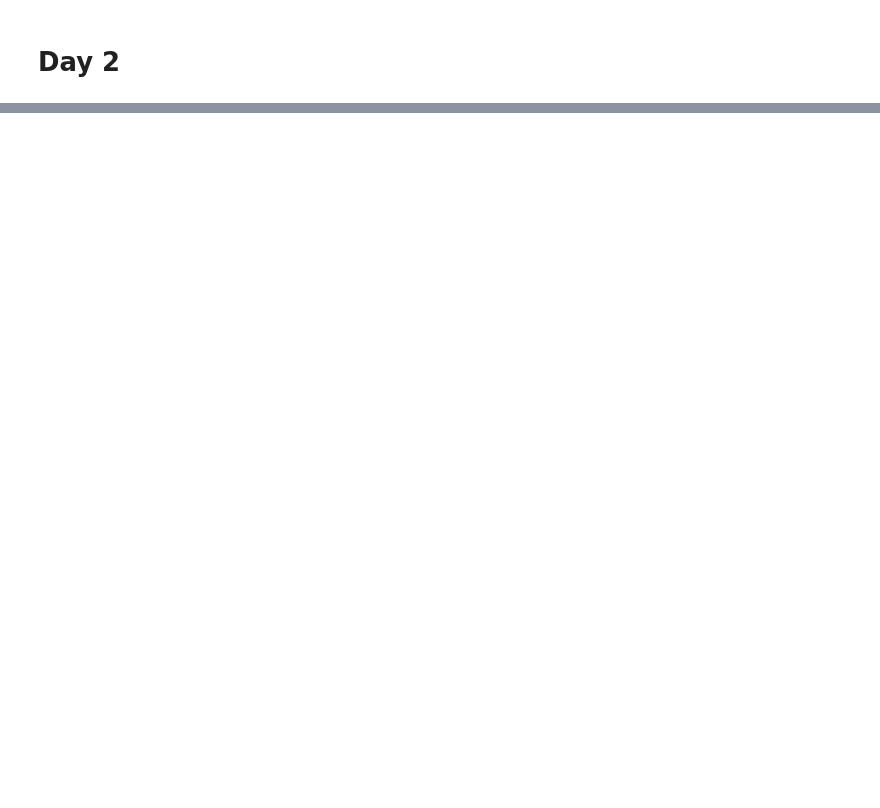
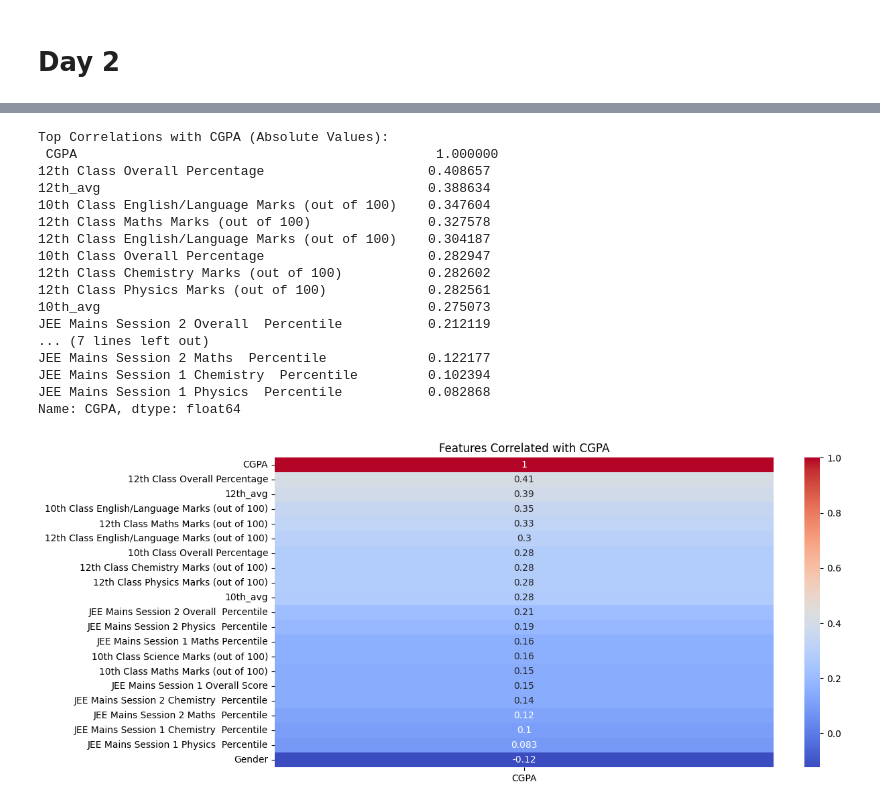
Before and after one commit to amitsitare/CGPA-Prediction-Model, a Jupyter notebook: relations.ipynb, the cells around one changed output, grey strips where cells are left out. Cells and saved outputs as stored; diff of their text form; code cells hidden in the pictures; blank space fills up the shorter version.

```diff
--- a/relations.ipynb
+++ b/relations.ipynb
@@ -242,0 +123,64 @@ dtype: float64
+# %%
+import pandas as pd
+import seaborn as sns
+import matplotlib.pyplot as plt
+from sklearn.ensemble import RandomForestRegressor
+from sklearn.linear_model import Lasso
+from sklearn.preprocessing import StandardScaler
+
+# Load your dataset
+data = df  # Replace with your file path
+
+# 1. Calculate correlations
+corr_matrix = data.corr()
+cgpa_corr = corr_matrix['CGPA'].abs().sort_values(ascending=False)
+print("Top Correlations with CGPA (Absolute Values):\n", cgpa_corr)
+
+# 2. Visualize correlations
+plt.figure(figsize=(12, 6))
+sns.heatmap(corr_matrix[['CGPA']].sort_values(by='CGPA', ascending=False), annot=True, cmap='coolwarm')
+plt.title("Features Correlated with CGPA")
+plt.show()
+
+# 3. Feature engineering example
+data['10th_12th_avg'] = (data['10th Class Overall Percentage'] + data['12th Class Overall Percentage']) / 2
+print("\nNew feature correlation:", data['10th_12th_avg'].corr(data['CGPA']))
+
+# 4. Lasso regression for feature selection
+X = data.drop('CGPA', axis=1)
+y = data['CGPA']
+
+scaler = StandardScaler()
+X_scaled = scaler.fit_transform(X)
+
+lasso = Lasso(alpha=0.05)  # Adjust alpha based on data scale
+lasso.fit(X_scaled, y)
+
+lasso_coef = pd.Series(lasso.coef_, index=X.columns)
+print("\nLasso Coefficients:\n", lasso_coef[lasso_coef != 0].sort_values(ascending=False))
+
+# 5. Random Forest feature importance
+rf = RandomForestRegressor(n_estimators=100, random_state=42)
+rf.fit(X, y)
+
+rf_importance = pd.Series(rf.feature_importances_, index=X.columns)
+print("\nRandom Forest Importance:\n", rf_importance.sort_values(ascending=False))
+# %% [output]
+Top Correlations with CGPA (Absolute Values):
+ CGPA                                              1.000000
+12th Class Overall Percentage                     0.408657
+12th_avg                                          0.388634
+10th Class English/Language Marks (out of 100)    0.347604
+12th Class Maths Marks (out of 100)               0.327578
+12th Class English/Language Marks (out of 100)    0.304187
+10th Class Overall Percentage                     0.282947
+12th Class Chemistry Marks (out of 100)           0.282602
+12th Class Physics Marks (out of 100)             0.282561
+10th_avg                                          0.275073
+JEE Mains Session 2 Overall  Percentile           0.212119
+... (7 lines left out)
+JEE Mains Session 2 Maths  Percentile             0.122177
+JEE Mains Session 1 Chemistry  Percentile         0.102394
+JEE Mains Session 1 Physics  Percentile           0.082868
+Name: CGPA, dtype: float64
+[figure, added]
```
Also changed, not shown: parts of 23 cells of this notebook, 5 other files.
